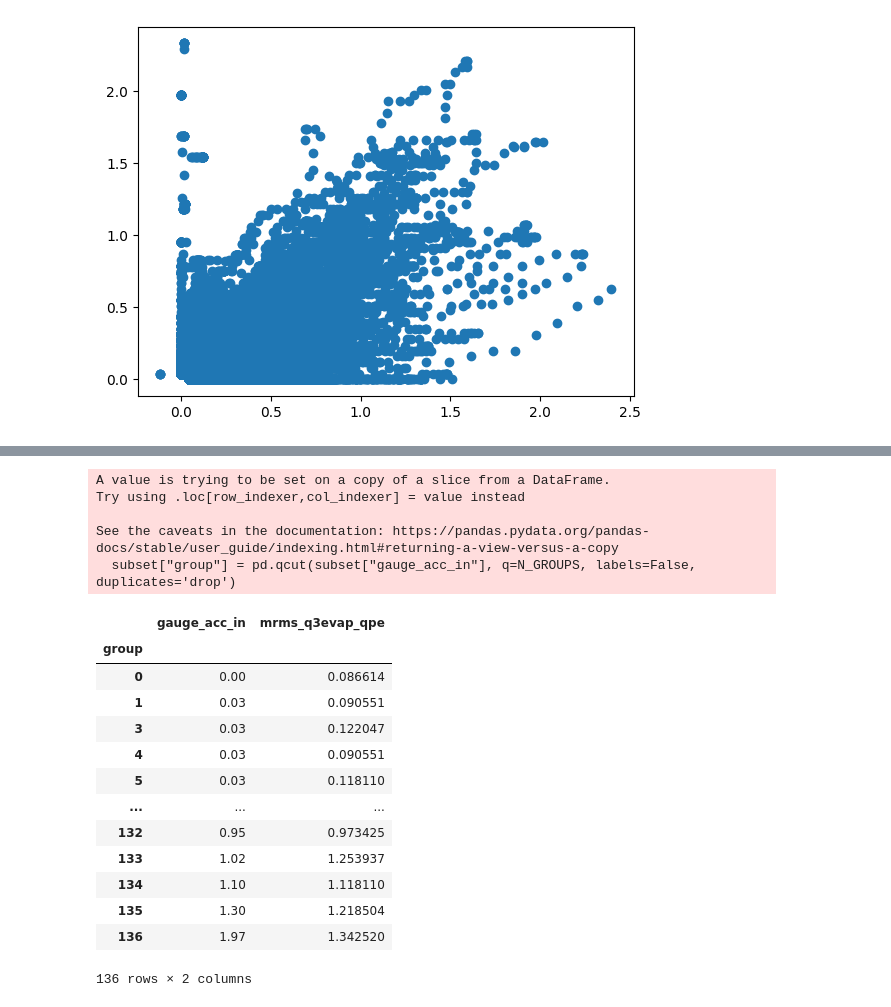
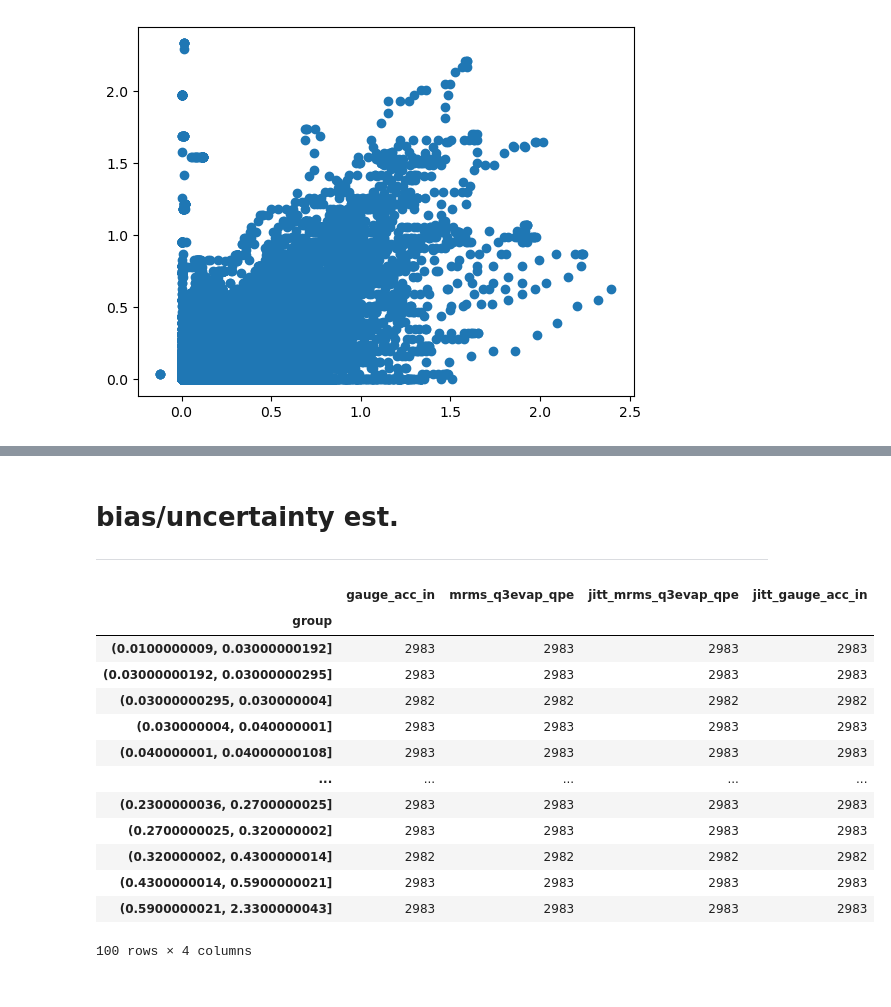
Before and after one commit to leharris3/piml-qpe, a Jupyter notebook: 12-26-25-add-categorical-labels.ipynb, the cells around one changed output, grey strips where cells are left out. Drawn from its saved outputs; the diff is of its cells as text; code cells hidden in the pictures.

```diff
--- a/12-26-25-add-categorical-labels.ipynb
+++ b/12-26-25-add-categorical-labels.ipynb
@@ -330,32 +314,39 @@ df_non_zero[["gauge_acc_in_round","mrms_q3evap_qpe"]].groupby("gauge_acc_in_roun
 | 2.1 | 2 |
 | 2.2 | 5 |
 | 2.3 | 7 |
+# %% [markdown]
+# bias/uncertainty est.
+---
 # %%
-N_GROUPS = 2000
+N_GROUPS = 100
 
-subset = df_non_zero[["gauge_acc_in","mrms_q3evap_qpe"]]
-subset["group"] = pd.qcut(subset["gauge_acc_in"], q=N_GROUPS, labels=False, duplicates='drop')
-subset.groupby("group").quantile(.75)
+import warnings
+warnings.simplefilter("ignore")
+
+subset = df[["gauge_acc_in","mrms_q3evap_qpe"]]
+subset = subset[subset["gauge_acc_in"] > 0]
+
+# to handle tiebreaks
+subset["jitt_mrms_q3evap_qpe"] = subset["mrms_q3evap_qpe"] + np.random.uniform(1e-9, 5e-9, len(subset))
+subset["jitt_gauge_acc_in"]    = subset["gauge_acc_in"]    + np.random.uniform(1e-9, 5e-9, len(subset))
+
+subset["group"] = pd.qcut(subset["jitt_gauge_acc_in"], q=N_GROUPS, duplicates='drop')
+subset.groupby("group").count()
 # %% [output]
+|  | gauge_acc_in | mrms_q3evap_qpe | jitt_mrms_q3evap_qpe | jitt_gauge_acc_in |
+| group |  |  |  |  |
+| (0.0100000009, 0.03000000192] | 2983 | 2983 | 2983 | 2983 |
+| (0.03000000192, 0.03000000295] | 2983 | 2983 | 2983 | 2983 |
+| (0.03000000295, 0.030000004] | 2982 | 2982 | 2982 | 2982 |
+| (0.030000004, 0.040000001] | 2983 | 2983 | 2983 | 2983 |
+| (0.040000001, 0.04000000108] | 2983 | 2983 | 2983 | 2983 |
+| ... | ... | ... | ... | ... |
+| (0.2300000036, 0.2700000025] | 2983 | 2983 | 2983 | 2983 |
+| (0.2700000025, 0.320000002] | 2983 | 2983 | 2983 | 2983 |
+| (0.320000002, 0.4300000014] | 2982 | 2982 | 2982 | 2982 |
+| (0.4300000014, 0.5900000021] | 2983 | 2983 | 2983 | 2983 |
+| (0.5900000021, 2.3300000043] | 2983 | 2983 | 2983 | 2983 |
-A value is trying to be set on a copy of a slice from a DataFrame.
-Try using .loc[row_indexer,col_indexer] = value instead
-
-See the caveats in the documentation: https://pandas.pydata.org/pandas-docs/stable/user_guide/indexing.html#returning-a-view-versus-a-copy
-  subset["group"] = pd.qcut(subset["gauge_acc_in"], q=N_GROUPS, labels=False, duplicates='drop')
+100 rows × 4 columns
-|  | gauge_acc_in | mrms_q3evap_qpe |
-| group |  |  |
-| 0 | 0.00 | 0.086614 |
-| 1 | 0.03 | 0.090551 |
-| 3 | 0.03 | 0.122047 |
-| 4 | 0.03 | 0.090551 |
-| 5 | 0.03 | 0.118110 |
-| ... | ... | ... |
-| 132 | 0.95 | 0.973425 |
-| 133 | 1.02 | 1.253937 |
-| 134 | 1.10 | 1.118110 |
-| 135 | 1.30 | 1.218504 |
-| 136 | 1.97 | 1.342520 |
-136 rows × 2 columns
 # %%
 bias_df = subset.groupby("group").mean()
 
```
Also changed, not shown: parts of 33 cells of this notebook.
